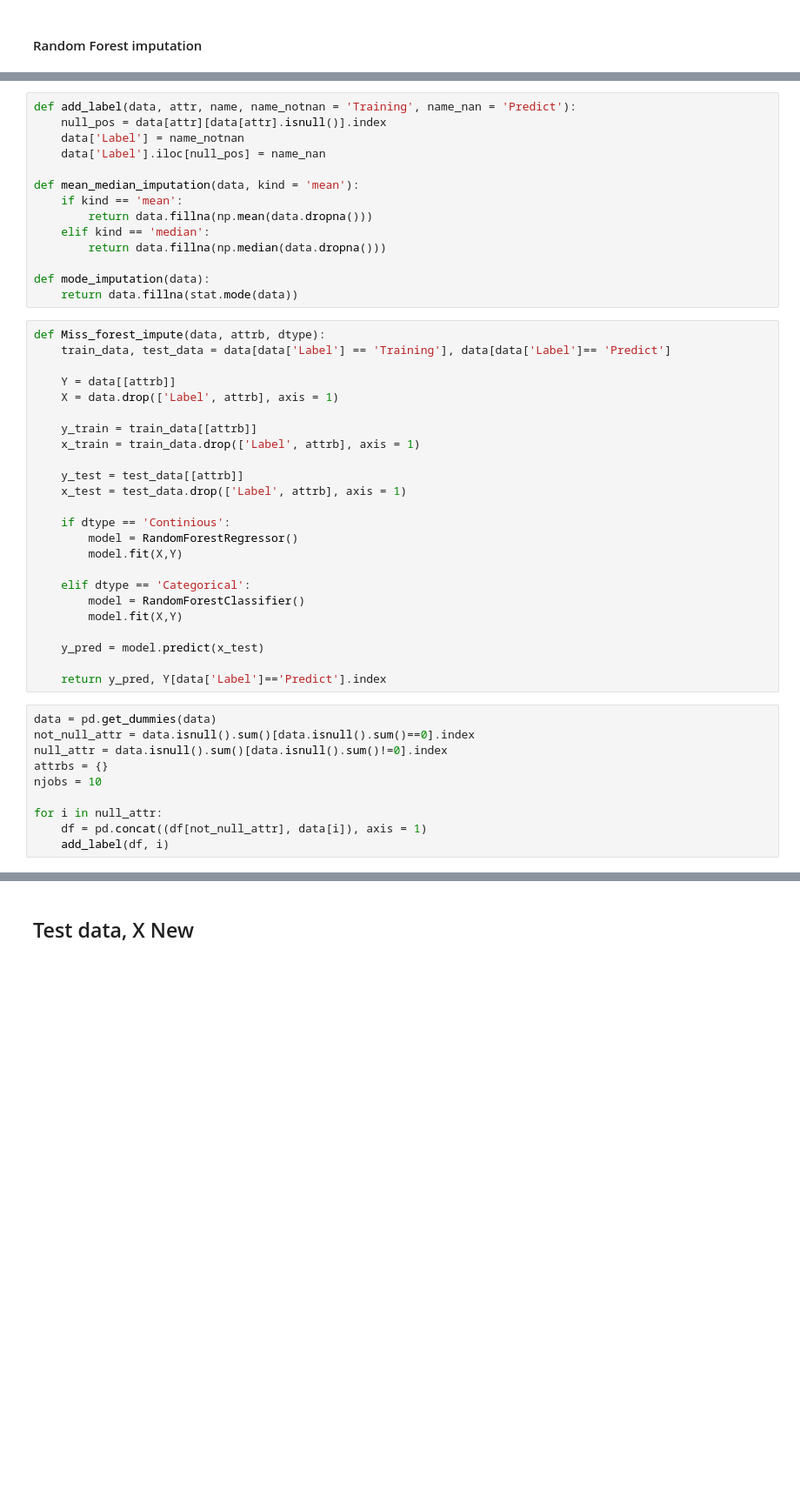
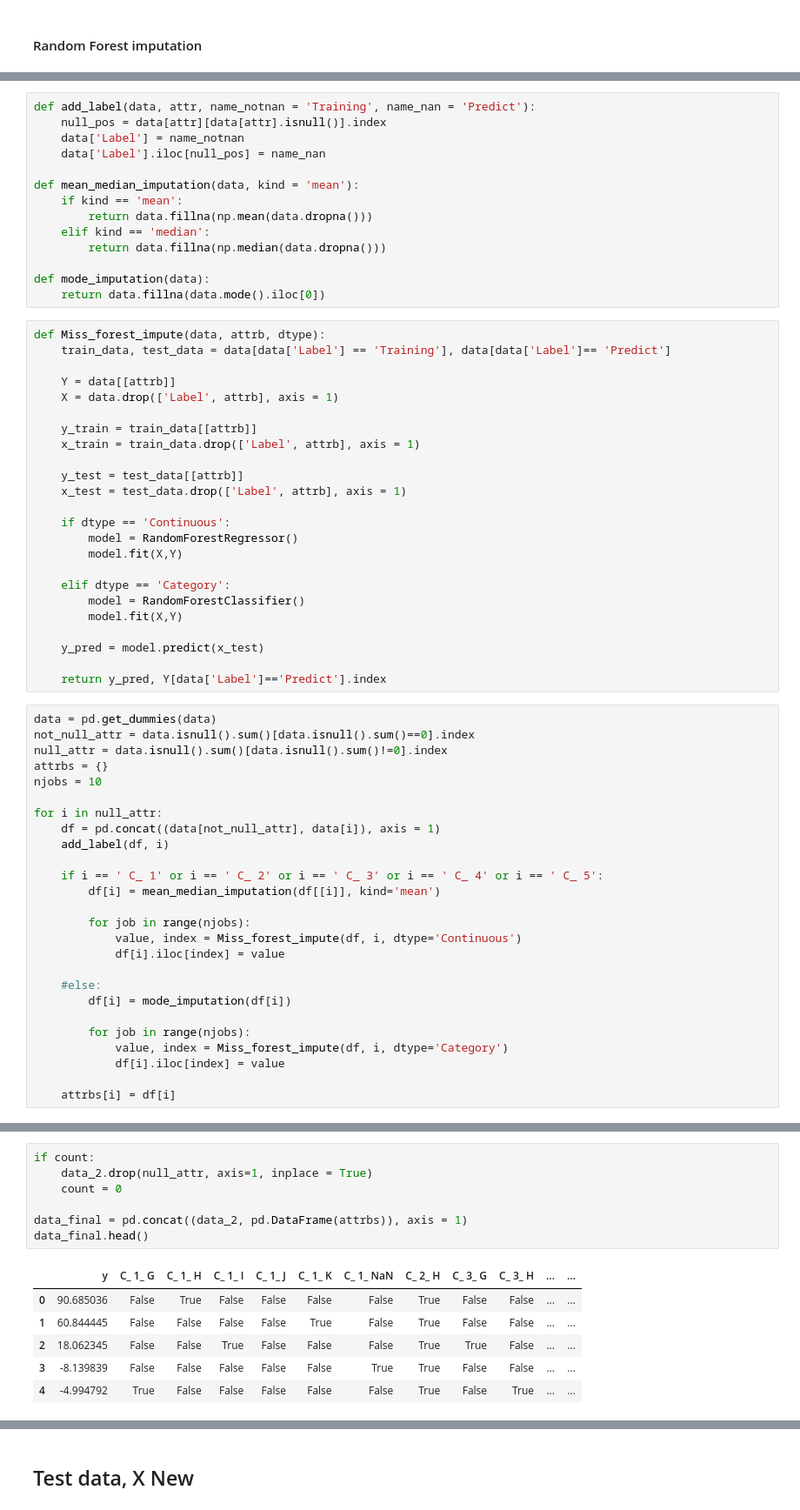
Before and after one commit to SorenBlattBendtsen/02582, a Jupyter notebook: Assignment_1/assignment1_notebook.ipynb, the cells around one changed output, grey strips where cells are left out. Shown at 87% size. Saved outputs shown, nothing was run; the diff lists cells and outputs as text; blank space fills up the shorter version.

Commit message:
Test Random Forest Imputer

```diff
--- a/Assignment_1/assignment1_notebook.ipynb
+++ b/Assignment_1/assignment1_notebook.ipynb
@@ -263,5 +297,5 @@ scaled_X = scale.fit_transform(X_imputed)
 # %%
-def add_label(data, attr, name, name_notnan = 'Training', name_nan = 'Predict'):
+def add_label(data, attr, name_notnan = 'Training', name_nan = 'Predict'):
     null_pos = data[attr][data[attr].isnull()].index
     data['Label'] = name_notnan
     data['Label'].iloc[null_pos] = name_nan
@@ -273,7 +307,7 @@ def mean_median_imputation(data, kind = 'mean'):
         return data.fillna(np.median(data.dropna()))
 
 def mode_imputation(data):
-    return data.fillna(stat.mode(data))
+    return data.fillna(data.mode().iloc[0])
 # %%
 def Miss_forest_impute(data, attrb, dtype):
     train_data, test_data = data[data['Label'] == 'Training'], data[data['Label']== 'Predict']
@@ -287,11 +321,11 @@ def Miss_forest_impute(data, attrb, dtype):
     y_test = test_data[[attrb]]
     x_test = test_data.drop(['Label', attrb], axis = 1)
 
-    if dtype == 'Continious':
+    if dtype == 'Continuous':
         model = RandomForestRegressor()
         model.fit(X,Y)
 
-    elif dtype == 'Categorical':
+    elif dtype == 'Category':
         model = RandomForestClassifier()
         model.fit(X,Y)
 
@@ -306,5 +340,21 @@ attrbs = {}
 njobs = 10
 
 for i in null_attr:
-    df = pd.concat((df[not_null_attr], data[i]), axis = 1)
+    df = pd.concat((data[not_null_attr], data[i]), axis = 1)
     add_label(df, i)
+
+    if i == ' C_ 1' or i == ' C_ 2' or i == ' C_ 3' or i == ' C_ 4' or i == ' C_ 5':
+        df[i] = mean_median_imputation(df[[i]], kind='mean')
+
+        for job in range(njobs):
+            value, index = Miss_forest_impute(df, i, dtype='Continuous')
+            df[i].iloc[index] = value
+
+    #else:
+        df[i] = mode_imputation(df[i])
+
+        for job in range(njobs):
+            value, index = Miss_forest_impute(df, i, dtype='Category')
+            df[i].iloc[index] = value
+
+    attrbs[i] = df[i]
@@ -310,0 +379,14 @@ for i in null_attr:
+# %%
+if count:
+    data_2.drop(null_attr, axis=1, inplace = True)
+    count = 0
+
+data_final = pd.concat((data_2, pd.DataFrame(attrbs)), axis = 1)
+data_final.head()
+# %% [output]
+|  | y | C_ 1_ G | C_ 1_ H | C_ 1_ I | C_ 1_ J | C_ 1_ K | C_ 1_ NaN | C_ 2_ H | C_ 3_ G | C_ 3_ H | ... | ... |
+| 0 | 90.685036 | False | True | False | False | False | False | True | False | False | ... | ... |
+| 1 | 60.844445 | False | False | False | False | True | False | True | False | False | ... | ... |
+| 2 | 18.062345 | False | False | True | False | False | False | True | True | False | ... | ... |
+| 3 | -8.139839 | False | False | False | False | False | True | True | False | False | ... | ... |
+| 4 | -4.994792 | True | False | False | False | False | False | True | False | True | ... | ... |
```
Also changed, not shown: parts of 14 cells of this notebook.
